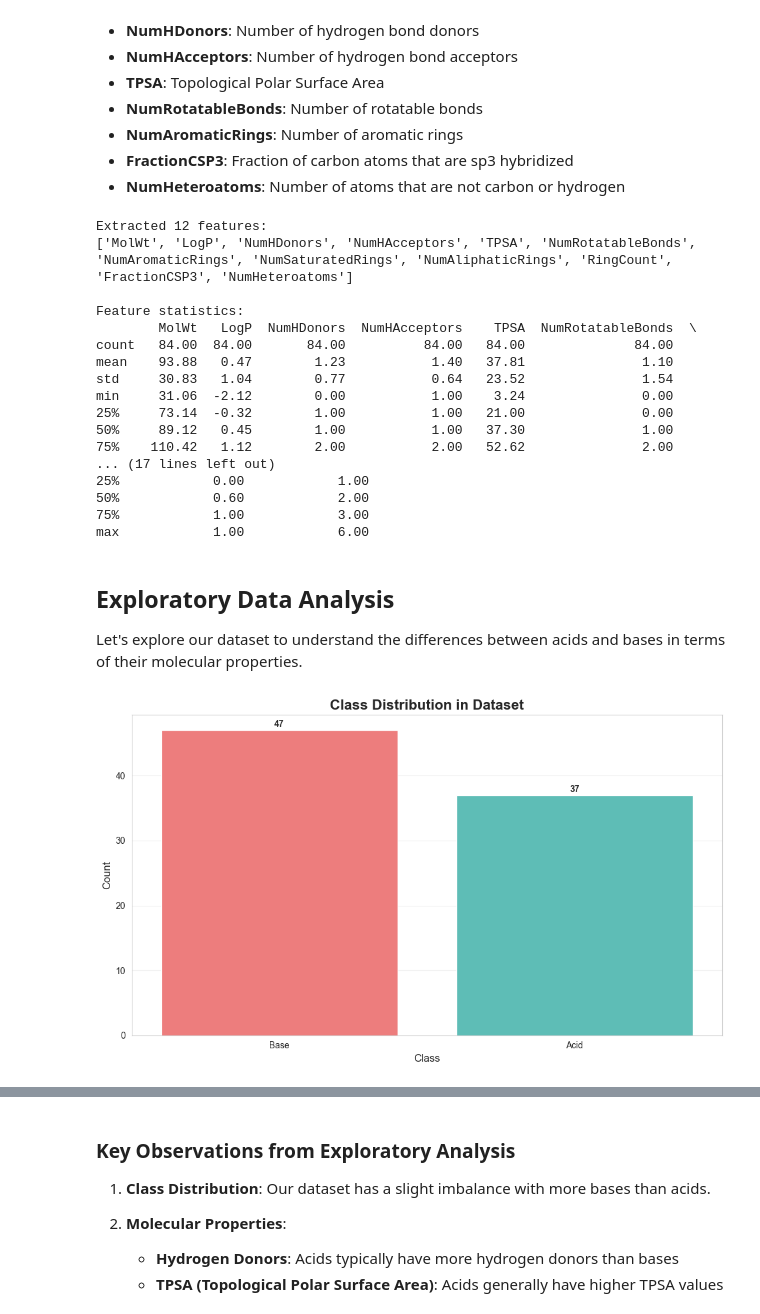
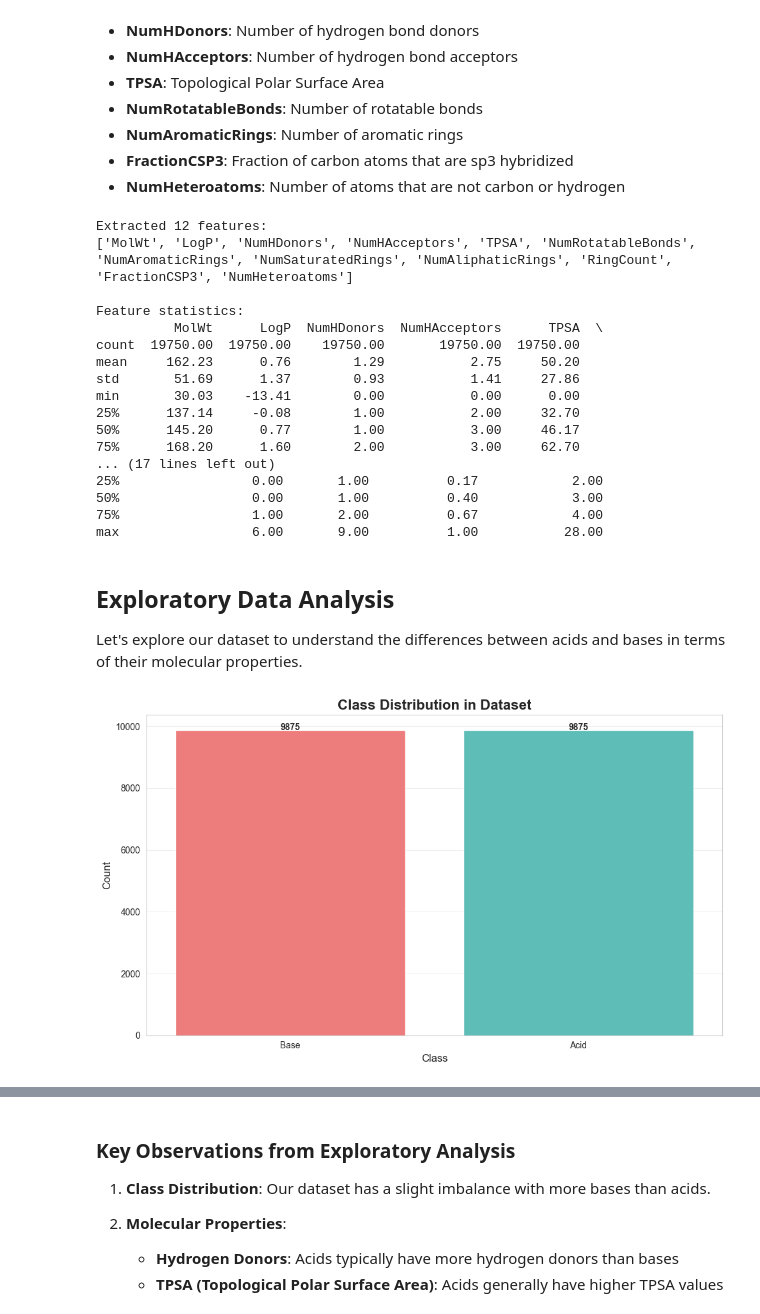
Before and after one commit to Omid-Mohebi/Acid-Base-Classifier-RF, a Jupyter notebook: acid_base.ipynb, the cells around one changed output, grey strips where cells are left out. Drawn from its saved outputs; the diff is of its cells as text; code cells hidden in the pictures.

```diff
--- a/acid_base.ipynb
+++ b/acid_base.ipynb
@@ -269,7 +580,7 @@ def extract_features(smiles):
 
 # Extract features for all molecules in the dataset
 features_list = []
-for smiles in df['smiles']:
+for smiles in df_trimmed['smiles']:
     feat = extract_features(smiles)
     if feat:
         features_list.append(feat)
@@ -286,44 +597,44 @@ Extracted 12 features:
 ['MolWt', 'LogP', 'NumHDonors', 'NumHAcceptors', 'TPSA', 'NumRotatableBonds', 'NumAromaticRings', 'NumSaturatedRings', 'NumAliphaticRings', 'RingCount', 'FractionCSP3', 'NumHeteroatoms']
 
 Feature statistics:
-        MolWt   LogP  NumHDonors  NumHAcceptors    TPSA  NumRotatableBonds  \
-count   84.00  84.00       84.00          84.00   84.00              84.00
-mean    93.88   0.47        1.23           1.40   37.81               1.10
-std     30.83   1.04        0.77           0.64   23.52               1.54
-min     31.06  -2.12        0.00           1.00    3.24               0.00
-25%     73.14  -0.32        1.00           1.00   21.00               0.00
-50%     89.12   0.45        1.00           1.00   37.30               1.00
-75%    110.42   1.12        2.00           2.00   52.62               2.00
+          MolWt      LogP  NumHDonors  NumHAcceptors      TPSA  \
+count  19750.00  19750.00    19750.00       19750.00  19750.00
+mean     162.23      0.76        1.29           2.75     50.20
+std       51.69      1.37        0.93           1.41     27.86
+min       30.03    -13.41        0.00           0.00      0.00
+25%      137.14     -0.08        1.00           2.00     32.70
+50%      145.20      0.77        1.00           3.00     46.17
+75%      168.20      1.60        2.00           3.00     62.70
 ... (17 lines left out)
-25%            0.00            1.00
-50%            0.60            2.00
-75%            1.00            3.00
-max            1.00            6.00
+25%                 0.00       1.00          0.17            2.00
+50%                 0.00       1.00          0.40            3.00
+75%                 1.00       2.00          0.67            4.00
+max                 6.00       9.00          1.00           28.00
 # %% [markdown]
 ## **Exploratory Data Analysis**
 
 Let's explore our dataset to understand the differences between acids and bases in terms of their molecular properties.
 # %%
 # Combine features with class labels
-analysis_df = pd.concat([features_df, df['class']], axis=1)
+analysis_df = pd.concat([features_df.reset_index(drop=True), df_trimmed['label'].reset_index(drop=True)], axis=1)
 
 # 1. Class Distribution
 plt.figure(figsize=(10, 6))
-class_counts = df['class'].value_counts()
+class_counts = df_trimmed['label'].value_counts()
 ax = sns.barplot(x=class_counts.index, y=class_counts.values, palette=['#ff6b6b', '#4ecdc4'])
 plt.title('Class Distribution in Dataset', fontsize=16, fontweight='bold')
 plt.ylabel('Count', fontsize=12)
 plt.xlabel('Class', fontsize=12)
 plt.grid(axis='y', alpha=0.3)
 
 # Add count labels on top of bars
 for i, count in enumerate(class_counts.values):
     ax.text(i, count + 0.5, str(count), ha='center', fontweight='bold')
 
 plt.tight_layout()
 plt.show()
 # %% [output]
-[figure, old version]
+[figure, new version]
 # %%
 # 2. Feature Distributions by Class
 important_features = ['MolWt', 'LogP', 'NumHDonors', 'NumHAcceptors', 'TPSA']
```
Also changed, not shown: parts of 24 cells of this notebook.
